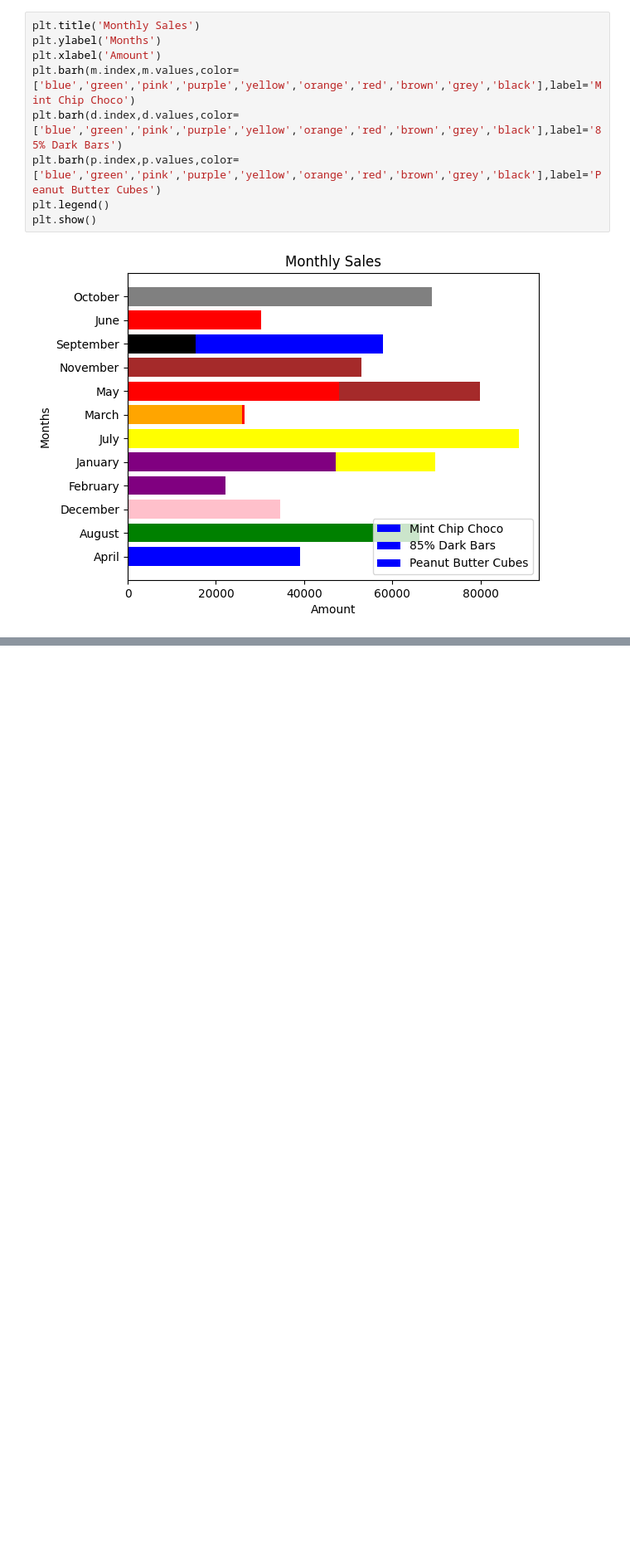
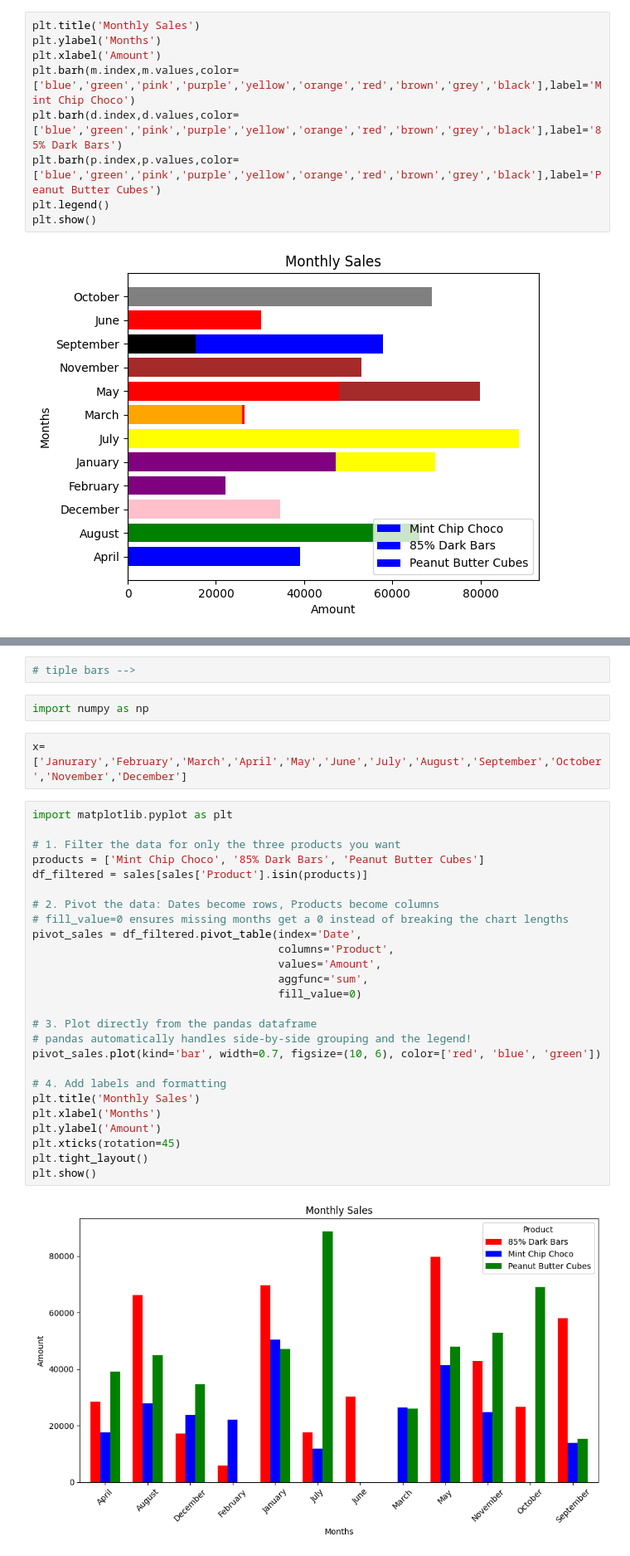
Before and after one commit to priyanshu-1006/Generative-AI, a Jupyter notebook: Machine_Learning/Prerequisite/03_Matplotib/04_Baar_Chart.ipynb, the cells around one changed output, grey strips where cells are left out. Shown at 83% size. Drawn from its saved outputs; the diff is of its cells as text; blank space fills up the shorter version.

```diff
--- a/Machine_Learning/Prerequisite/03_Matplotib/04_Baar_Chart.ipynb
+++ b/Machine_Learning/Prerequisite/03_Matplotib/04_Baar_Chart.ipynb
@@ -438,0 +451,34 @@ plt.show()
+# %%
+# tiple bars -->
+# %%
+import numpy as np
+# %%
+x=['Janurary','February','March','April','May','June','July','August','September','October','November','December']
+# %%
+import matplotlib.pyplot as plt
+
+# 1. Filter the data for only the three products you want
+products = ['Mint Chip Choco', '85% Dark Bars', 'Peanut Butter Cubes']
+df_filtered = sales[sales['Product'].isin(products)]
+
+# 2. Pivot the data: Dates become rows, Products become columns
+# fill_value=0 ensures missing months get a 0 instead of breaking the chart lengths
+pivot_sales = df_filtered.pivot_table(index='Date',
+                                      columns='Product',
+                                      values='Amount',
+                                      aggfunc='sum',
+                                      fill_value=0)
+
+# 3. Plot directly from the pandas dataframe
+# pandas automatically handles side-by-side grouping and the legend!
+pivot_sales.plot(kind='bar', width=0.7, figsize=(10, 6), color=['red', 'blue', 'green'])
+
+# 4. Add labels and formatting
+plt.title('Monthly Sales')
+plt.xlabel('Months')
+plt.ylabel('Amount')
+plt.xticks(rotation=45)
+plt.tight_layout()
+plt.show()
+# %% [output]
+[figure, added]
```
Also changed, not shown: parts of 40 cells of this notebook.
